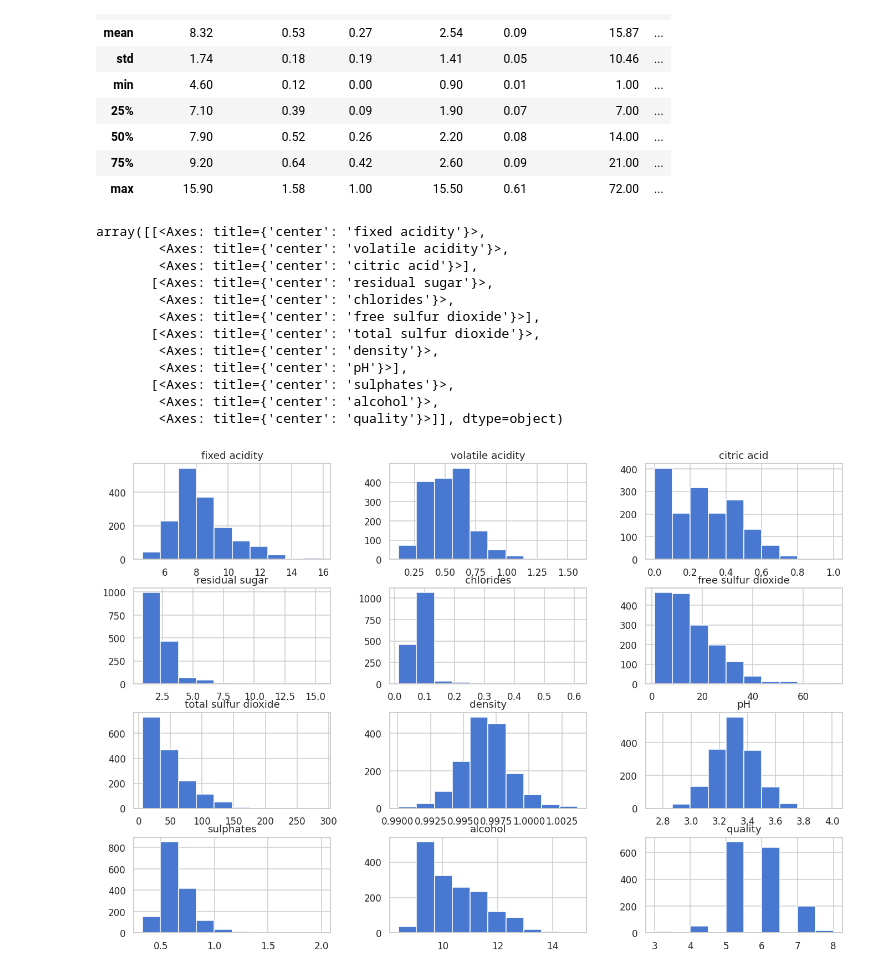
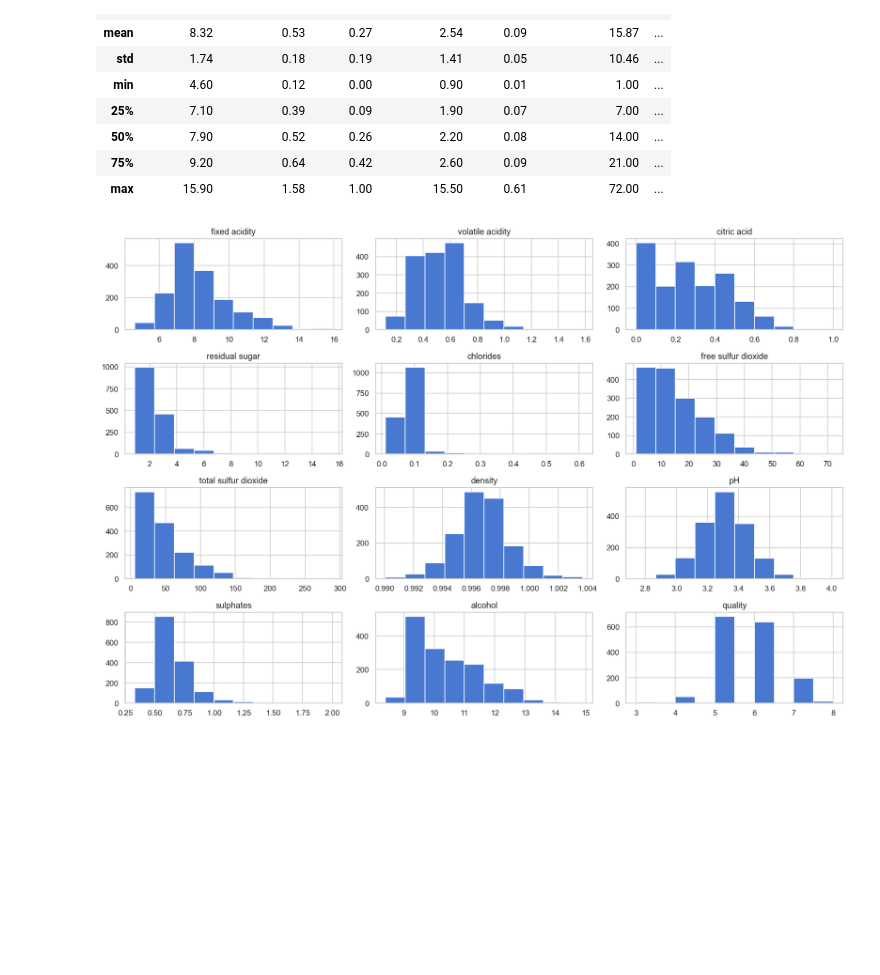
Before and after one commit to computacao-aplicada/lab01-eda-pedroluizforlan, a Jupyter notebook: wine.ipynb, the cells around one changed output. Drawn from its saved outputs; the diff is of its cells as text; code cells hidden in the pictures; blank space fills up the shorter version.

```diff
--- a/wine.ipynb
+++ b/wine.ipynb
@@ -80,23 +54,12 @@ Medio    638
 Bom      217
 Name: count, dtype: int64
 # %%
-# Estatísticas descritivas
 num_cols = [
-    'fixed acidity',
-    'volatile acidity',
-    'citric acid',
-    'residual sugar',
-    'chlorides',
-    'free sulfur dioxide',
-    'total sulfur dioxide',
-    'density',
-    'pH',
-    'sulphates',
-    'alcohol',
-    'quality'
+    'fixed acidity', 'volatile acidity', 'citric acid', 'residual sugar',
+    'chlorides', 'free sulfur dioxide', 'total sulfur dioxide', 'density',
+    'pH', 'sulphates', 'alcohol', 'quality'
 ]
 
-str_cols = ['quality_label']
 df[num_cols].describe().round(2)
 # %% [output]
 |  | fixed acidity | volatile acidity | citric acid | residual sugar | chlorides | free sulfur dioxide | ... |
@@ -110,17 +73,7 @@ df[num_cols].describe().round(2)
 | max | 15.90 | 1.58 | 1.00 | 15.50 | 0.61 | 72.00 | ... |
 # %%
 df[num_cols].hist(figsize=(15,10), bins=10)
+plt.tight_layout()
+plt.show()
 # %% [output]
-array([[<Axes: title={'center': 'fixed acidity'}>,
-        <Axes: title={'center': 'volatile acidity'}>,
-        <Axes: title={'center': 'citric acid'}>],
-       [<Axes: title={'center': 'residual sugar'}>,
-        <Axes: title={'center': 'chlorides'}>,
-        <Axes: title={'center': 'free sulfur dioxide'}>],
-       [<Axes: title={'center': 'total sulfur dioxide'}>,
-        <Axes: title={'center': 'density'}>,
-        <Axes: title={'center': 'pH'}>],
-       [<Axes: title={'center': 'sulphates'}>,
-        <Axes: title={'center': 'alcohol'}>,
-        <Axes: title={'center': 'quality'}>]], dtype=object)
-[figure, old version]
+[figure, new version]
```
Also changed, not shown: parts of 11 cells of this notebook, 1 other file.
